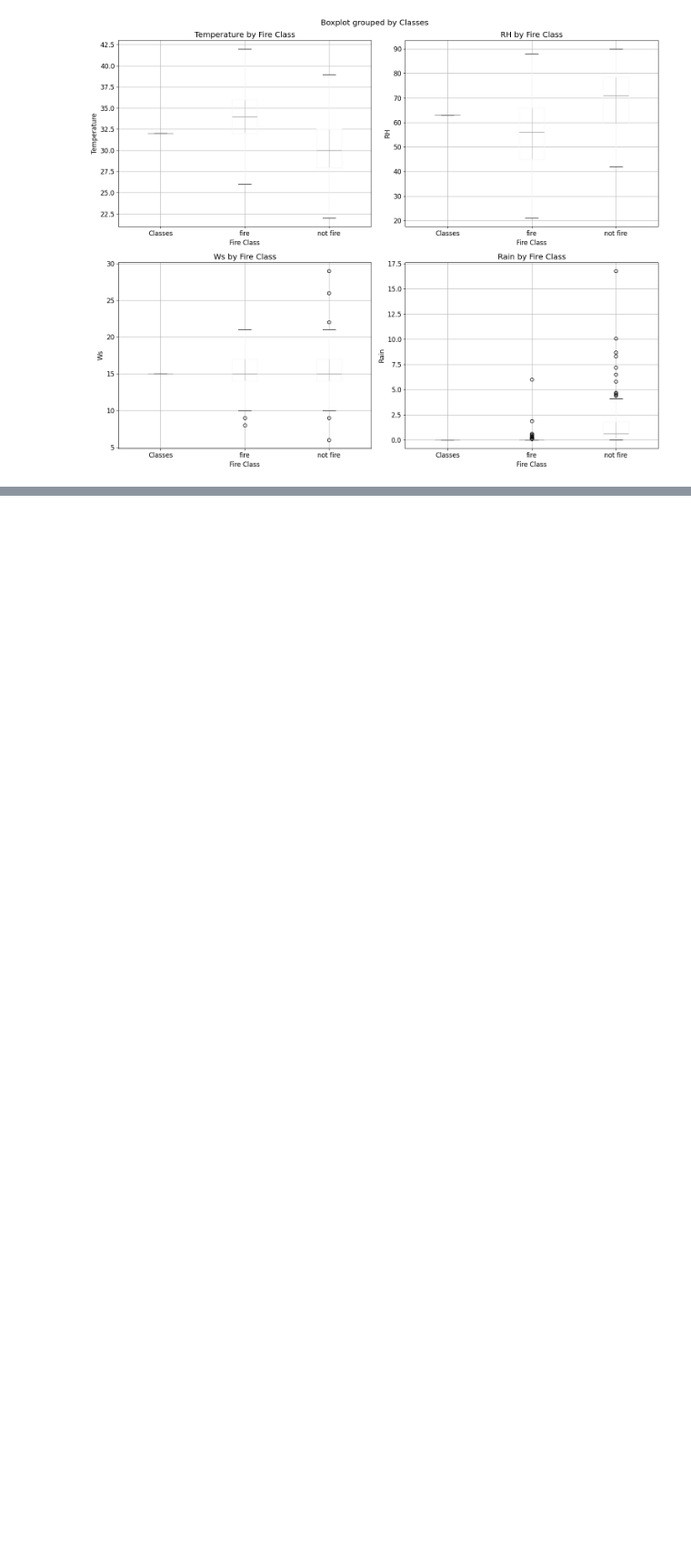
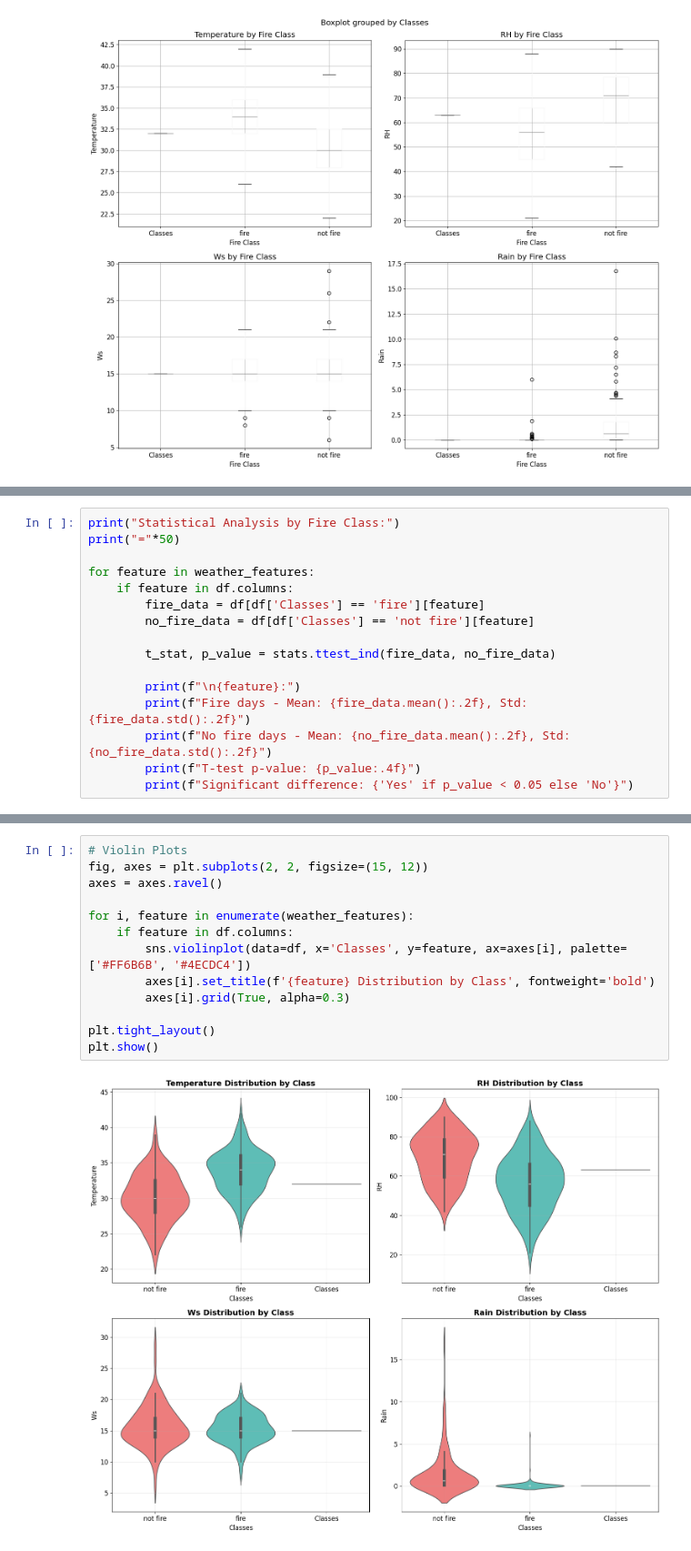
Before and after one commit to Hello-Kitty-1311/Wild-Fire, a Jupyter notebook: code.ipynb, the cells around one changed output, grey strips where cells are left out. Shown: that part at 91% size. Cells and saved outputs as stored; diff of their text form; blank space fills up the shorter version.

Commit message:
Statistical Analysis and Violin Plots

```diff
--- a/code.ipynb
+++ b/code.ipynb
@@ -191,0 +194,16 @@ plt.show()
+# %%
+print("Statistical Analysis by Fire Class:")
+print("="*50)
+
+for feature in weather_features:
+    if feature in df.columns:
+        fire_data = df[df['Classes'] == 'fire'][feature]
+        no_fire_data = df[df['Classes'] == 'not fire'][feature]
+
+        t_stat, p_value = stats.ttest_ind(fire_data, no_fire_data)
+
+        print(f"\n{feature}:")
+        print(f"Fire days - Mean: {fire_data.mean():.2f}, Std: {fire_data.std():.2f}")
+        print(f"No fire days - Mean: {no_fire_data.mean():.2f}, Std: {no_fire_data.std():.2f}")
+        print(f"T-test p-value: {p_value:.4f}")
+        print(f"Significant difference: {'Yes' if p_value < 0.05 else 'No'}")
@@ -191,0 +228,15 @@ plt.show()
+# %%
+# Violin Plots
+fig, axes = plt.subplots(2, 2, figsize=(15, 12))
+axes = axes.ravel()
+
+for i, feature in enumerate(weather_features):
+    if feature in df.columns:
+        sns.violinplot(data=df, x='Classes', y=feature, ax=axes[i], palette=['#FF6B6B', '#4ECDC4'])
+        axes[i].set_title(f'{feature} Distribution by Class', fontweight='bold')
+        axes[i].grid(True, alpha=0.3)
+
+plt.tight_layout()
+plt.show()
+# %% [output]
+[figure, added]
```
Also changed, not shown: parts of 2 cells of this notebook.
